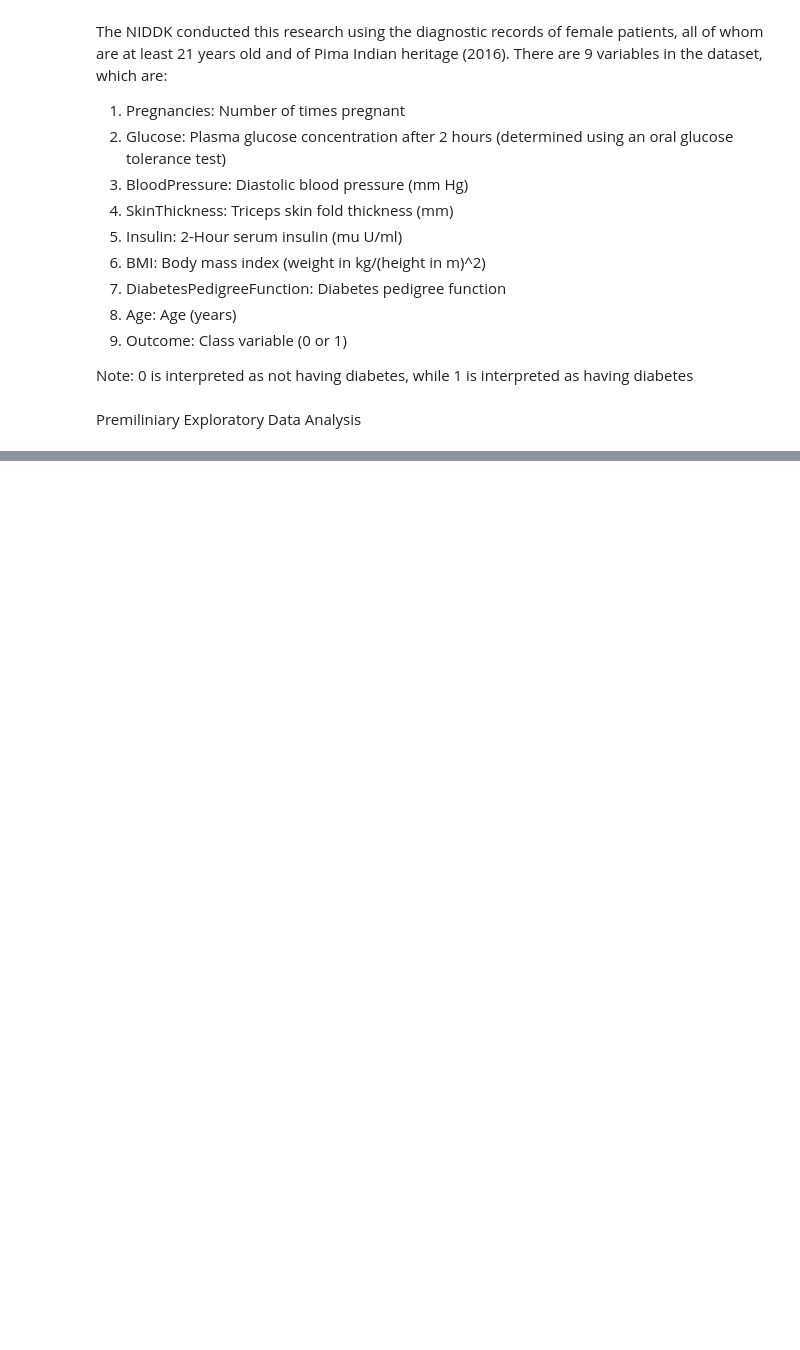
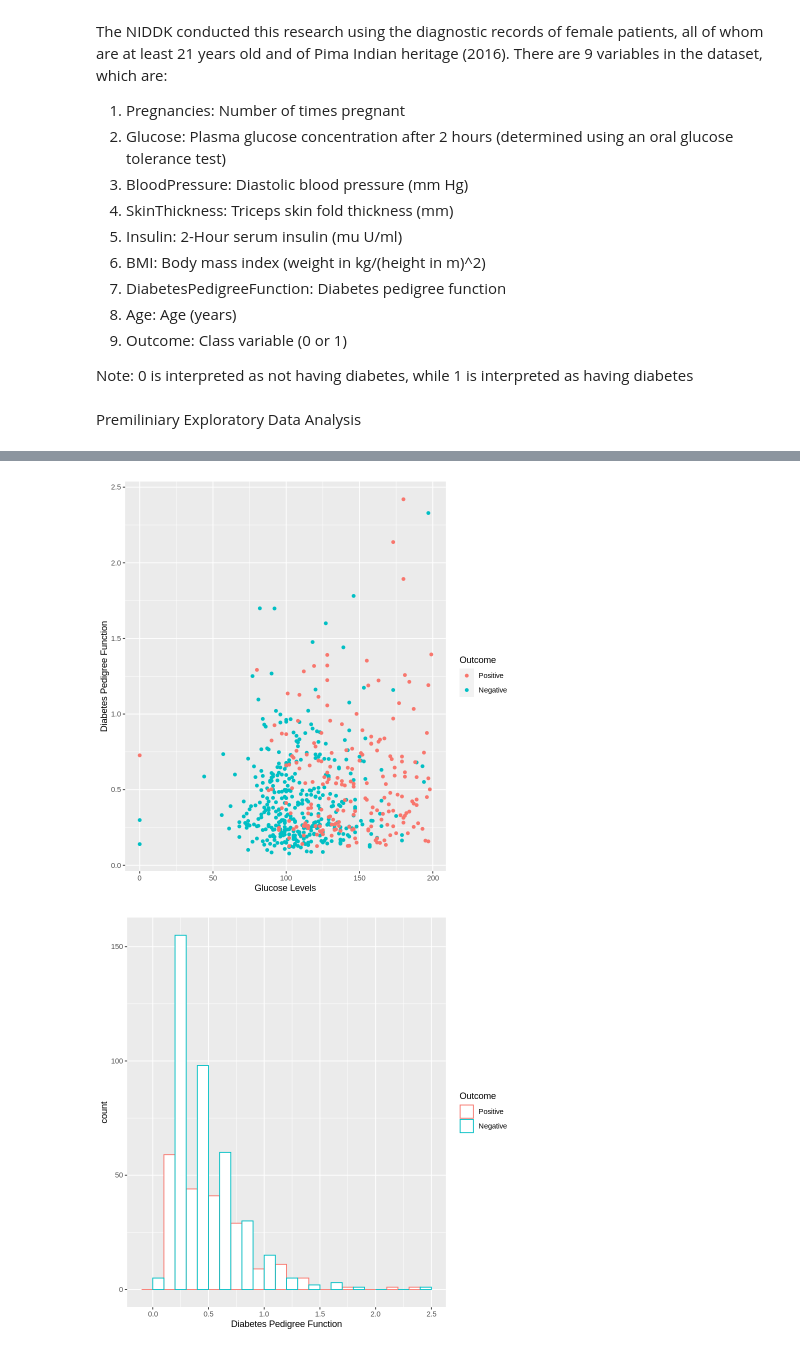
Before and after one commit to NDChavez/diabetes_ds_project, a Jupyter notebook: diabetes_ds_proposal.ipynb, the cells around one changed output, grey strips where cells are left out. Saved outputs shown, nothing was run; the diff lists cells and outputs as text; code cells hidden in the pictures; blank space fills up the shorter version.

```diff
--- a/diabetes_ds_proposal.ipynb
+++ b/diabetes_ds_proposal.ipynb
@@ -119,3 +101,20 @@ A data.frame: 7 × 2
 | BMI | 7 |
 | DiabetesPedigreeFunction | 0 |
 | Age | 0 |
+# %%
+
+
+diabetes_train$Outcome <- factor(diabetes_train$Outcome, levels=c("1", "0"), labels = c("Positive", "Negative"))
+diabetes_bmi<- ggplot(diabetes_train, aes(x = Glucose, y = DiabetesPedigreeFunction)) +
+  geom_point(aes(colour = Outcome)) +
+ labs(x = "Glucose Levels", y = "Diabetes Pedigree Function", colour = "Outcome")
+diabetes_bmi
+
+diabetes_bmi<- ggplot(diabetes_train, aes(x = DiabetesPedigreeFunction, colour = Outcome)) +
+  geom_histogram(fill="white", position="dodge", binwidth=.2)+
+ labs(x = "Diabetes Pedigree Function", colour = "Outcome")
+
+diabetes_bmi
+# %% [output]
+[figure, added]
+[figure, added]
```
Also changed, not shown: parts of 2 cells of this notebook.
